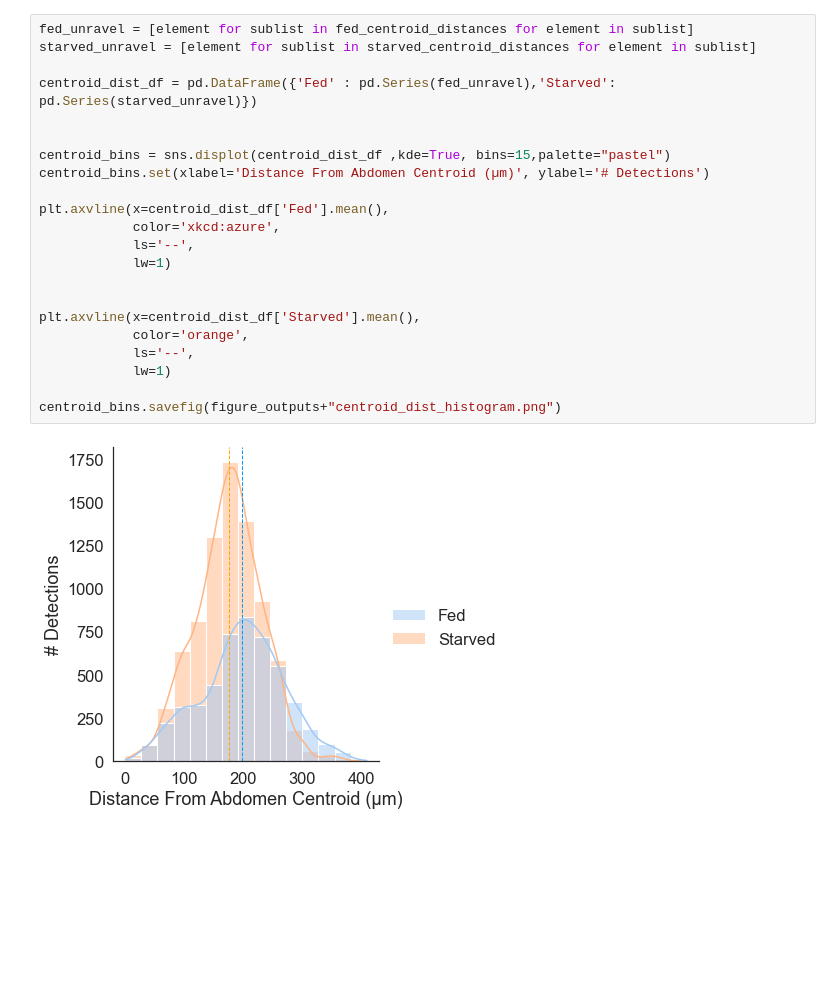
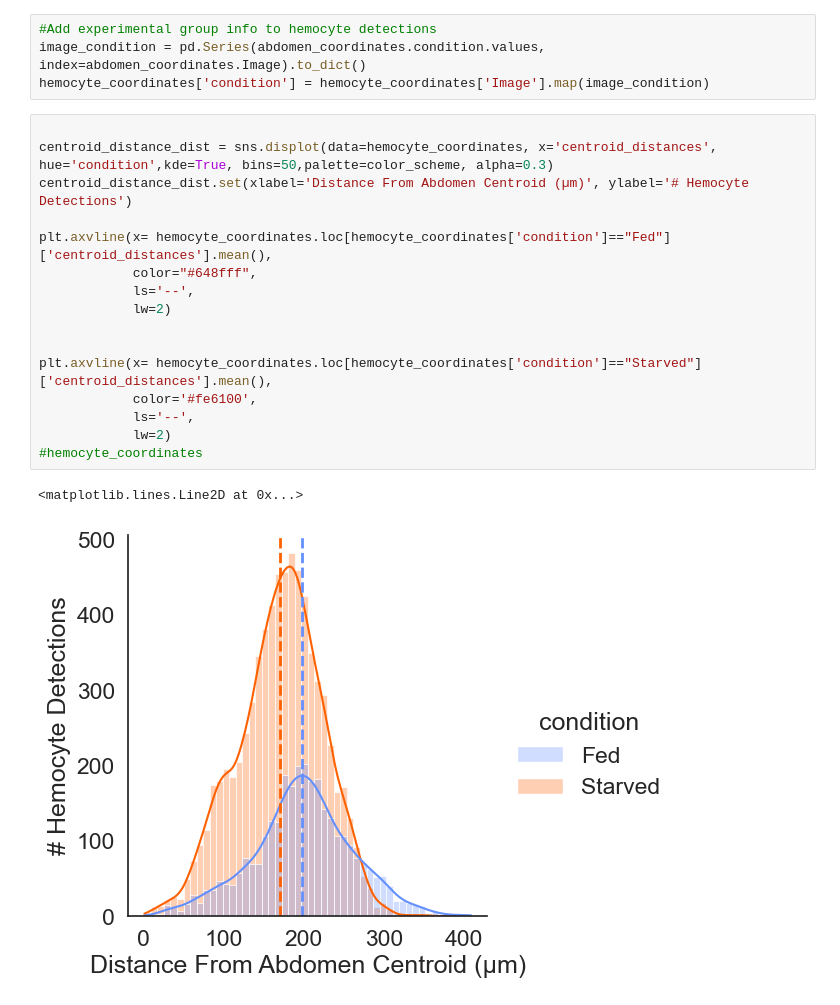
Before and after one commit to McCallLabBU/hemocyte_recruitment_image_quantification, a Jupyter notebook: code/analyze_intensity_distributions.ipynb, the cells around one changed output. Drawn from its saved outputs; the diff is of its cells as text; blank space fills up the shorter version.

```diff
--- a/code/analyze_intensity_distributions.ipynb
+++ b/code/analyze_intensity_distributions.ipynb
@@ -140,24 +78,23 @@ for dm in all_detection_measurement_files:
-# %%
-fed_unravel = [element for sublist in fed_centroid_distances for element in sublist]
-starved_unravel = [element for sublist in starved_centroid_distances for element in sublist]
-
-centroid_dist_df = pd.DataFrame({'Fed' : pd.Series(fed_unravel),'Starved': pd.Series(starved_unravel)})
-
-
-centroid_bins = sns.displot(centroid_dist_df ,kde=True, bins=15,palette="pastel")
-centroid_bins.set(xlabel='Distance From Abdomen Centroid (µm)', ylabel='# Detections')
-
-plt.axvline(x=centroid_dist_df['Fed'].mean(),
-            color='xkcd:azure',
-            ls='--',
-            lw=1)
-
-
-plt.axvline(x=centroid_dist_df['Starved'].mean(),
-            color='orange',
-            ls='--',
-            lw=1)
-
-centroid_bins.savefig(figure_outputs+"centroid_dist_histogram.png")
-# %% [output]
-[figure, removed]
+# %%
+#Add experimental group info to hemocyte detections
+image_condition = pd.Series(abdomen_coordinates.condition.values, index=abdomen_coordinates.Image).to_dict()
+hemocyte_coordinates['condition'] = hemocyte_coordinates['Image'].map(image_condition)
+# %%
+
+centroid_distance_dist = sns.displot(data=hemocyte_coordinates, x='centroid_distances', hue='condition',kde=True, bins=50,palette=color_scheme, alpha=0.3)
+centroid_distance_dist.set(xlabel='Distance From Abdomen Centroid (µm)', ylabel='# Hemocyte Detections')
+
+plt.axvline(x= hemocyte_coordinates.loc[hemocyte_coordinates['condition']=="Fed"]['centroid_distances'].mean(),
+            color="#648fff",
+            ls='--',
+            lw=2)
+
+
+plt.axvline(x= hemocyte_coordinates.loc[hemocyte_coordinates['condition']=="Starved"]['centroid_distances'].mean(),
+            color='#fe6100',
+            ls='--',
+            lw=2)
+#hemocyte_coordinates
+# %% [output]
+<matplotlib.lines.Line2D at 0x...>
+[figure, added]
```
Also changed, not shown: parts of 20 cells of this notebook, 4 other files.
